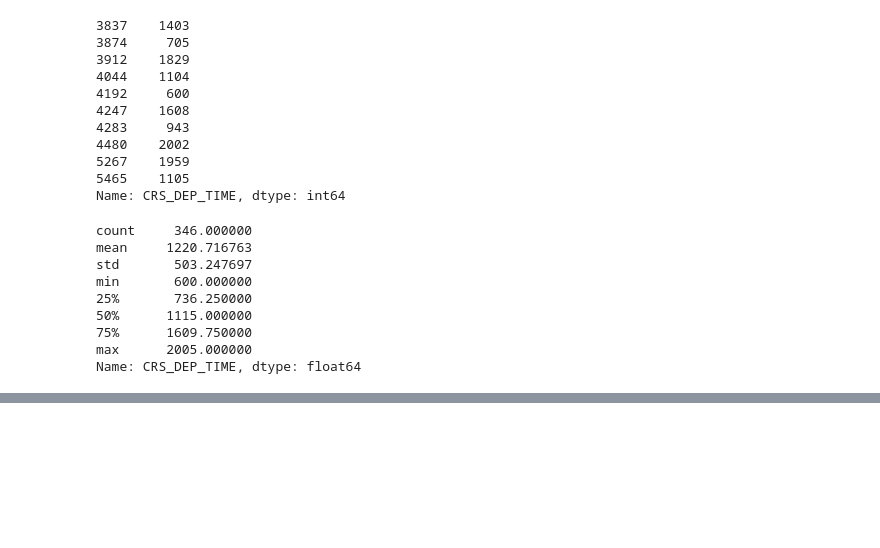
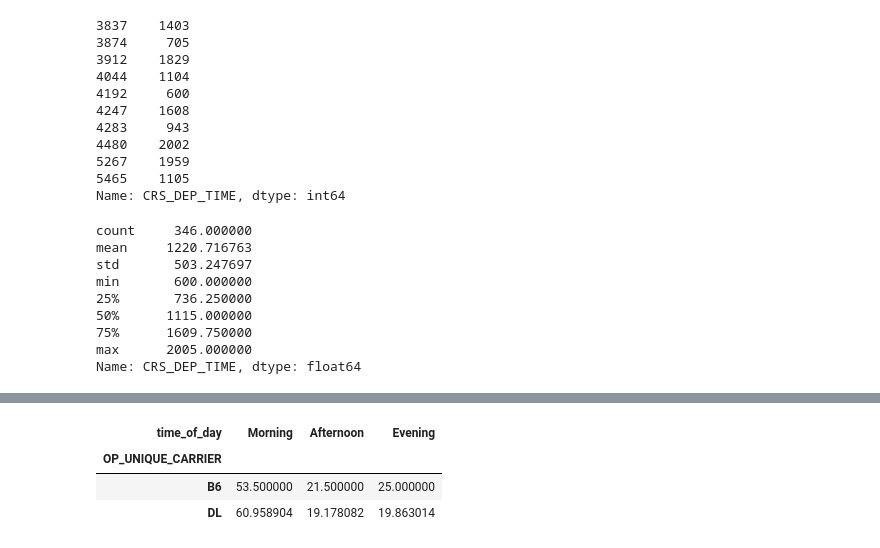
Before and after one commit to denibeni31/airline-value-analysis, a Jupyter notebook: pynotebooks/flight_analysis.ipynb, the cells around one changed output, grey strips where cells are left out. Saved outputs shown, nothing was run; the diff lists cells and outputs as text; code cells hidden in the pictures; blank space fills up the shorter version.

```diff
--- a/pynotebooks/flight_analysis.ipynb
+++ b/pynotebooks/flight_analysis.ipynb
@@ -387,0 +461,11 @@ Name: CRS_DEP_TIME, dtype: float64
+# %%
+pd.crosstab(
+    index= mco_jfk_completed["OP_UNIQUE_CARRIER"],
+    columns= mco_jfk_completed["time_of_day"],
+    normalize="index"
+) * 100
+# %% [output]
+| time_of_day | Morning | Afternoon | Evening |
+| OP_UNIQUE_CARRIER |  |  |  |
+| B6 | 53.500000 | 21.500000 | 25.000000 |
+| DL | 60.958904 | 19.178082 | 19.863014 |
```
Also changed, not shown: parts of 11 cells of this notebook.
